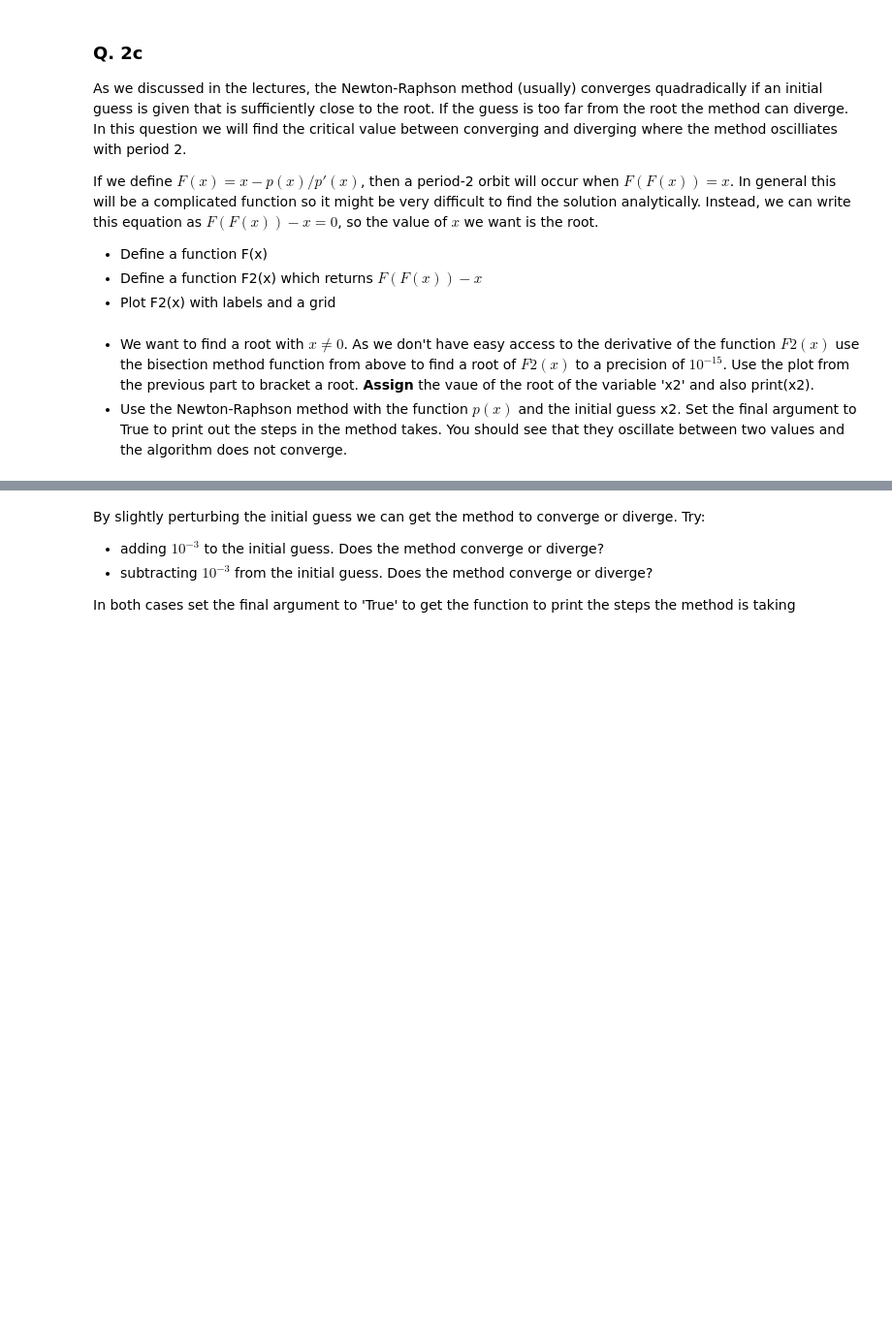
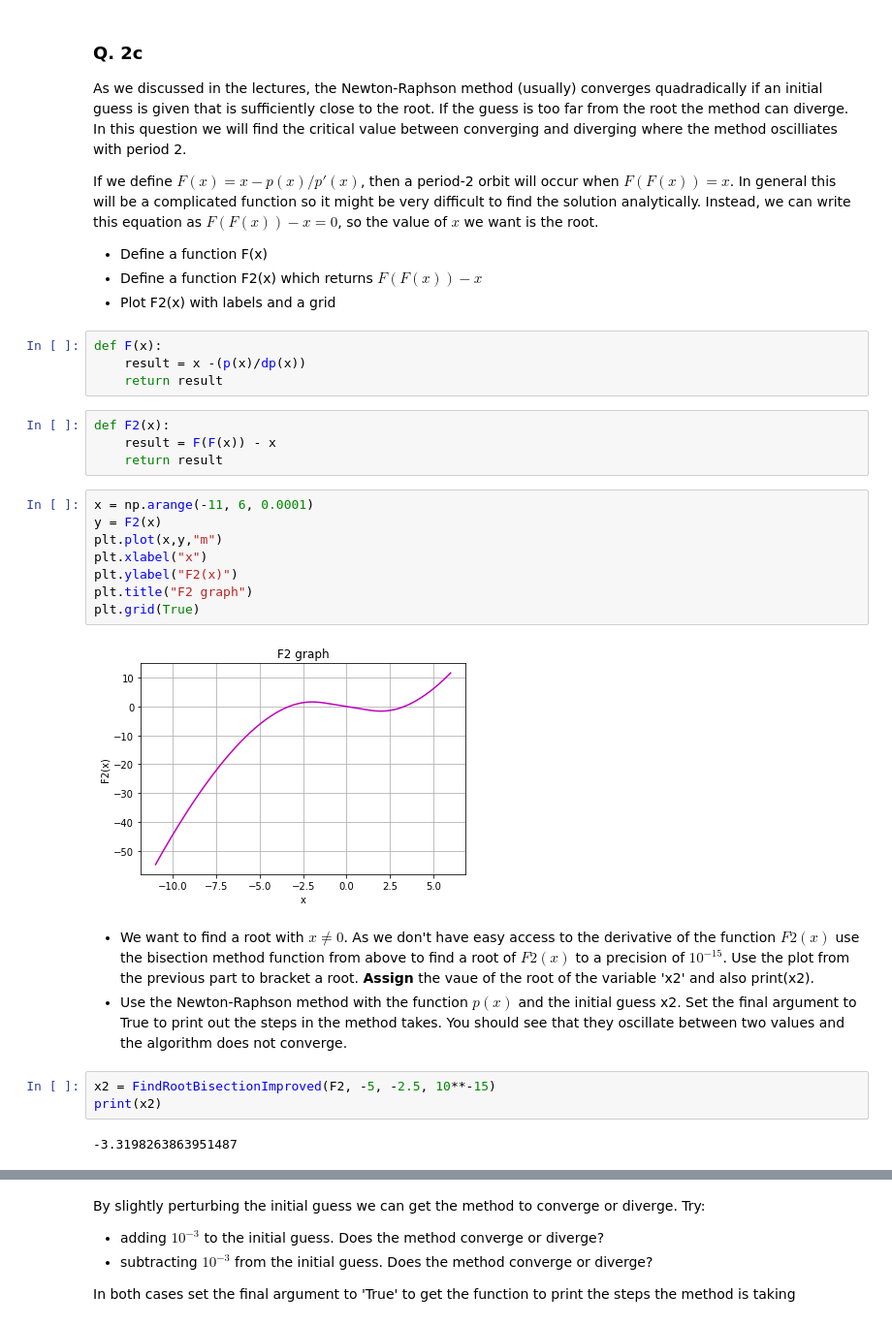
Before and after one commit to ryanjacobkelly/ryan, a Jupyter notebook: Assignment-2.ipynb, the cells around one changed output, grey strips where cells are left out. Shown at 97% size. Cells and saved outputs as stored; diff of their text form; blank space fills up the shorter version.

```diff
--- a/Assignment-2.ipynb
+++ b/Assignment-2.ipynb
@@ -144,6 +181,29 @@ If we define $F(x) = x - p(x)/p'(x)$, then a period-2 orbit will occur when $F(F
 - Define a function F(x)
 - Define a function F2(x) which returns $F(F(x)) - x$
 - Plot F2(x) with labels and a grid
+# %%
+def F(x):
+    result = x -(p(x)/dp(x))
+    return result
+# %%
+def F2(x):
+    result = F(F(x)) - x
+    return result
+# %%
+x = np.arange(-11, 6, 0.0001)
+y = F2(x)
+plt.plot(x,y,"m")
+plt.xlabel("x")
+plt.ylabel("F2(x)")
+plt.title("F2 graph")
+plt.grid(True)
+# %% [output]
+[figure, added]
 # %% [markdown]
 - We want to find a root with $x \neq 0$. As we don't have easy access to the derivative of the function $F2(x)$ use the bisection method function from above to find a root of $F2(x)$ to a precision of $10^{-15}$. Use the plot from the previous part to bracket a root. **Assign** the vaue of the root of the variable 'x2' and also print(x2).
 - Use the Newton-Raphson method with the function $p(x)$ and the initial guess x2. Set the final argument to True to print out the steps in the method takes. You should see that they oscillate between two values and the algorithm does not converge.
+# %%
+x2 = FindRootBisectionImproved(F2, -5, -2.5, 10**-15)
+print(x2)
+# %% [output]
+-3.3198263863951487
```
Also changed, not shown: parts of 8 cells of this notebook.
